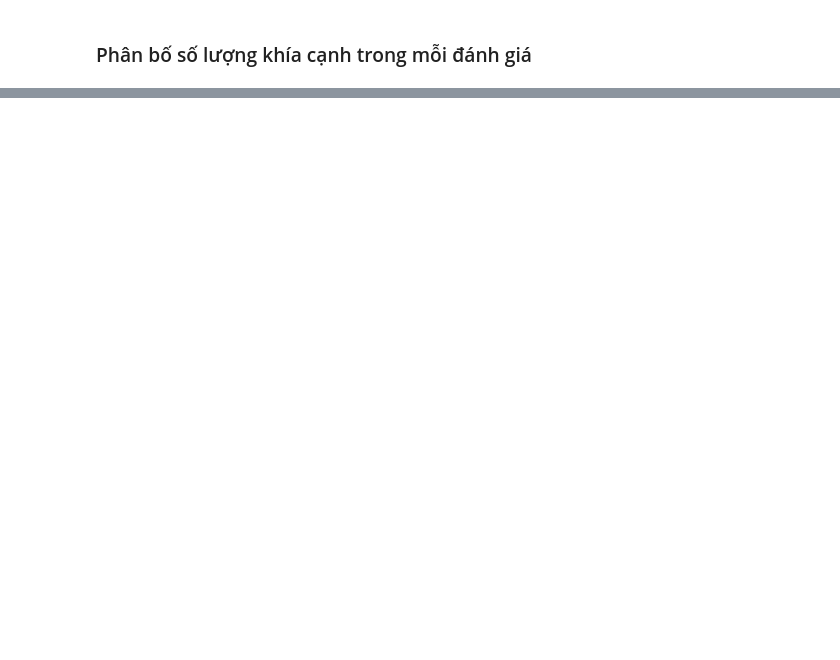
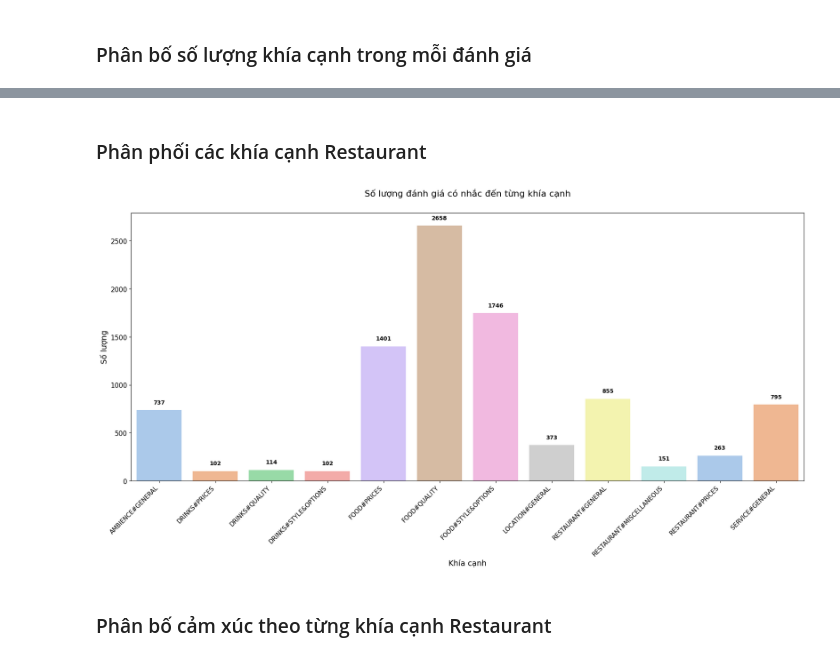
Before and after one commit to nvietanh1909/ABSA_Prompting, a Jupyter notebook: ViABSA_BP_EDA.ipynb, the cells around one changed output, grey strips where cells are left out. Drawn from its saved outputs; the diff is of its cells as text; code cells hidden in the pictures; blank space fills up the shorter version.

```diff
--- a/ViABSA_BP_EDA.ipynb
+++ b/ViABSA_BP_EDA.ipynb
@@ -184,0 +249,22 @@ plt.show()
+# %%
+# Lấy danh sách các khía cạnh (bỏ cột Review)
+restaurant_aspects = [col for col in restaurant_df.columns if col != 'Review']
+print(f"Số lượng khía cạnh: {len(restaurant_aspects)}")
+print(f"Các khía cạnh: {restaurant_aspects}")
+
+# Kiểm tra giá trị unique của một khía cạnh để hiểu format dữ liệu
+print(f"\nGiá trị unique của khía cạnh đầu tiên ({restaurant_aspects[0]}):")
+print(restaurant_df[restaurant_aspects[0]].value_counts().sort_index())
+
+# Tạo biến để kiểm tra sự tồn tại của từng khía cạnh (khác 0)
+for aspect in restaurant_aspects:
+    restaurant_df[aspect + '_exists'] = restaurant_df[aspect] != 0
+
+# Đếm số lượng đánh giá có nhắc đến từng khía cạnh
+restaurant_aspect_counts = restaurant_df[[a + '_exists' for a in restaurant_aspects]].sum()
+restaurant_aspect_counts.index = restaurant_aspects
+
+print("\nThống kê cơ bản:")
+print(restaurant_df.info())
+print(f"\nTổng số reviews: {len(restaurant_df)}")
+print(f"Trung bình số khía cạnh per review: {restaurant_aspect_counts.sum() / len(restaurant_df):.2f}")
@@ -184,0 +289,27 @@ plt.show()
+# %% [markdown]
+### Phân phối các khía cạnh Restaurant
+# %%
+plt.figure(figsize=(18, 10))
+restaurant_aspect_barplot = sns.barplot(x=restaurant_aspect_counts.index, y=restaurant_aspect_counts.values, hue=restaurant_aspect_counts.index, palette="pastel", legend=False)
+plt.title("Số lượng đánh giá có nhắc đến từng khía cạnh", fontsize=16, pad=30)
+plt.ylabel("Số lượng", fontsize=14)
+plt.xlabel("Khía cạnh", fontsize=14)
+
+# Cải thiện hiển thị nhãn trục x để hiện tất cả khía cạnh
+plt.xticks(rotation=45, ha='right', fontsize=11)
+plt.yticks(fontsize=12)
+
+# Thêm text số lượng trên đầu các cây cột
+for p in restaurant_aspect_barplot.patches:
+    height = p.get_height()
+    if height <= 0:
+        continue
+    restaurant_aspect_barplot.text(p.get_x() + p.get_width() / 2., height + 50, int(height), ha="center", va="bottom", fontsize=10, fontweight='bold')
+
+plt.tight_layout()
+plt.subplots_adjust(bottom=0.25)  # Tăng khoảng cách phía dưới để tất cả nhãn hiện rõ
+plt.show()
+# %% [output]
+[figure, added]
+# %% [markdown]
+### Phân bố cảm xúc theo từng khía cạnh Restaurant
```
Also changed, not shown: parts of 33 cells of this notebook, 31 other files.
